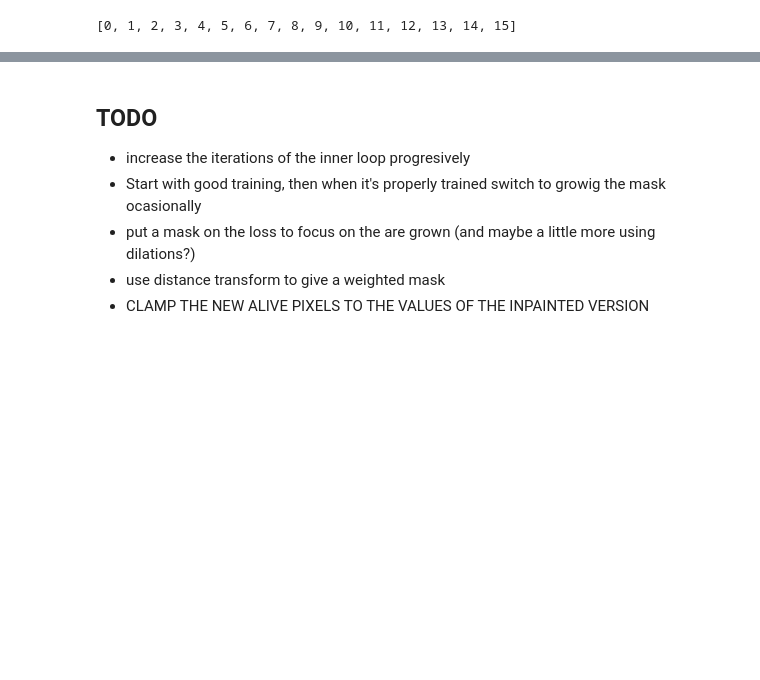
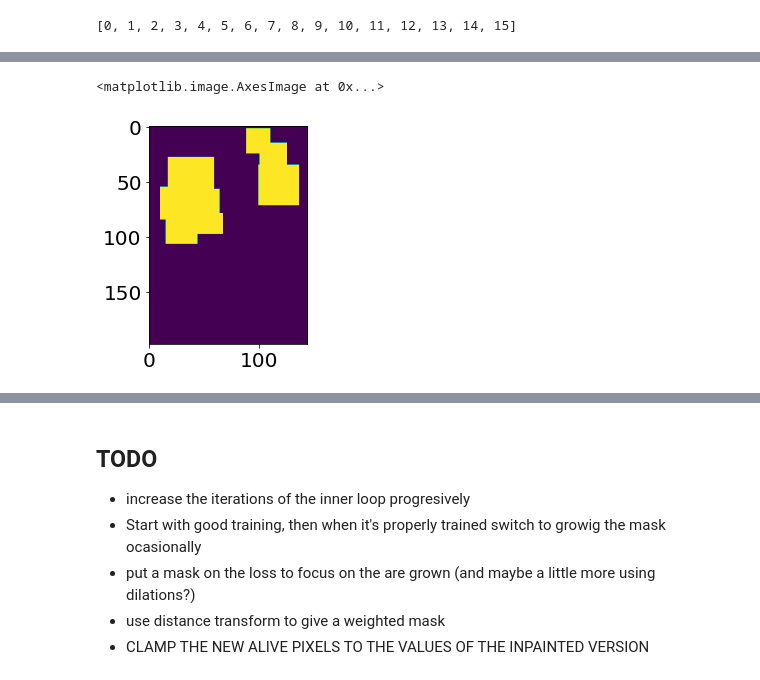
Before and after one commit to octaviomtz/nbdev_c19_synthesis, a Jupyter notebook: 02_replace_lesions.ipynb, the cells around one changed output, grey strips where cells are left out. Cells and saved outputs as stored; diff of their text form; code cells hidden in the pictures; blank space fills up the shorter version.

```diff
--- a/02_replace_lesions.ipynb
+++ b/02_replace_lesions.ipynb
@@ -202,0 +188,9 @@ fig.tight_layout()
+# %%
+a = np.zeros_like(target_img_covid[...,SLICE])
+for idx, i in enumerate(coords_all):
+  if idx>6:
+    a[i[0]:i[1],i[2]:i[3]] = 1
+plt.imshow(a)
+# %% [output]
+<matplotlib.image.AxesImage at 0x...>
+[figure, added]
```
Also changed, not shown: parts of 12 cells of this notebook, 1 other file.
